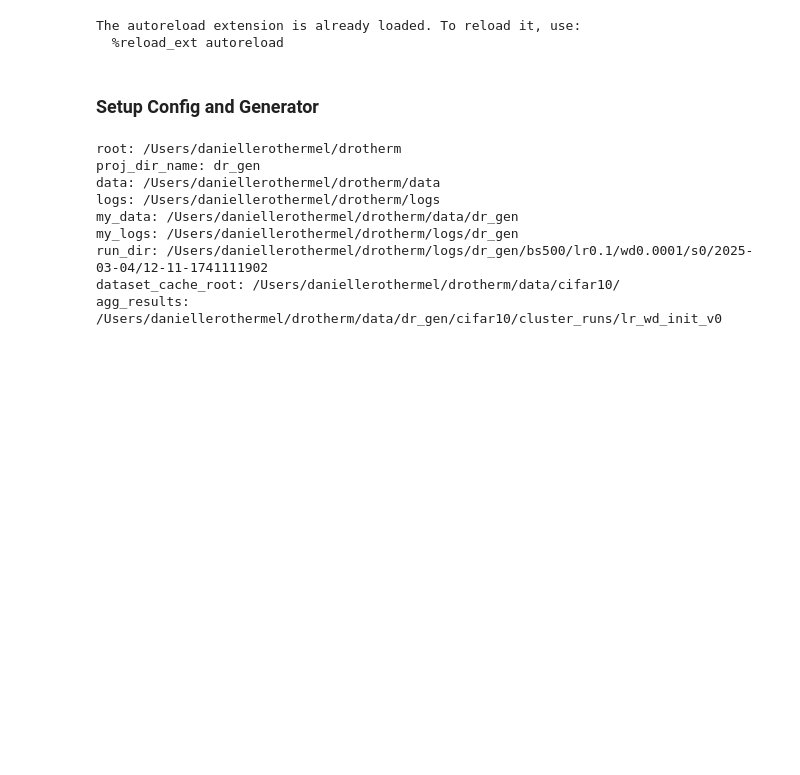
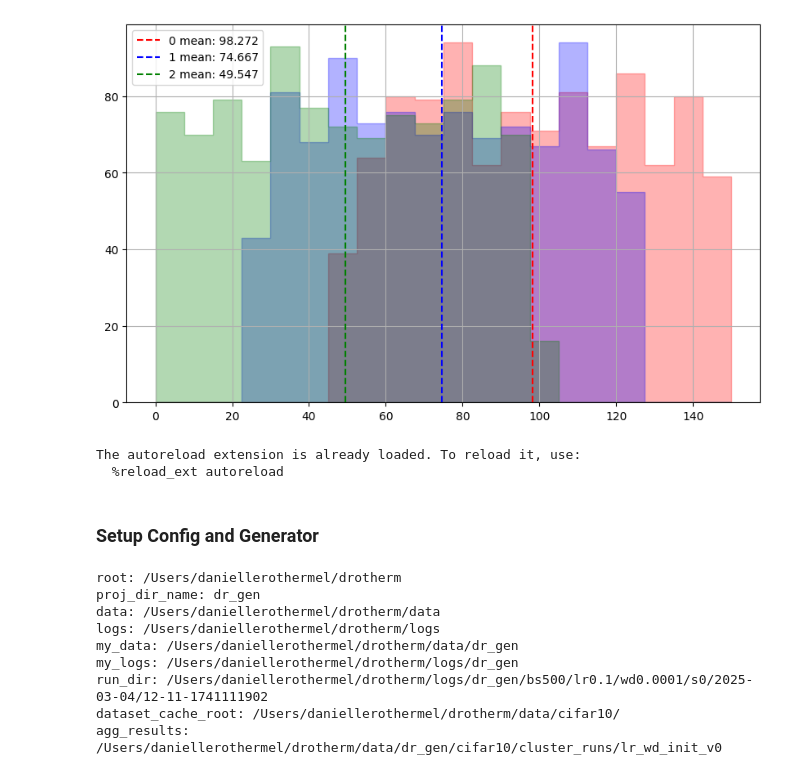
Before and after one commit to drothermel/dr_gen, a Jupyter notebook: notebooks/calc_metrics.ipynb, the cells around one changed output. Cells and saved outputs as stored; diff of their text form; code cells hidden in the pictures; blank space fills up the shorter version.

```diff
--- a/notebooks/calc_metrics.ipynb
+++ b/notebooks/calc_metrics.ipynb
@@ -1,3 +47,21 @@
+# %%
+# Test: Make Histogram Plot
+vals = [
+    [rc + 50 for rc in random.choices(range(100), k=1000)],
+    [rc + 25 for rc in random.choices(range(100), k=1000)],
+    [rc for rc in random.choices(range(100), k=1000)],
+]
+means = [sum(v) / len(v) for v in vals]
+pu.make_histogram_plot(
+    vals,
+    means=means,
+    hist_range=(0,150),
+    nbins=20,
+    alpha=0.3,
+    labels=[f"{i} mean: {means[i]}" for i in range(len(vals))],
+)
+# %% [output]
+[figure, added]
 # %%
 %matplotlib inline
 
```
Also changed, not shown: parts of 4 cells of this notebook, 2 other files.
